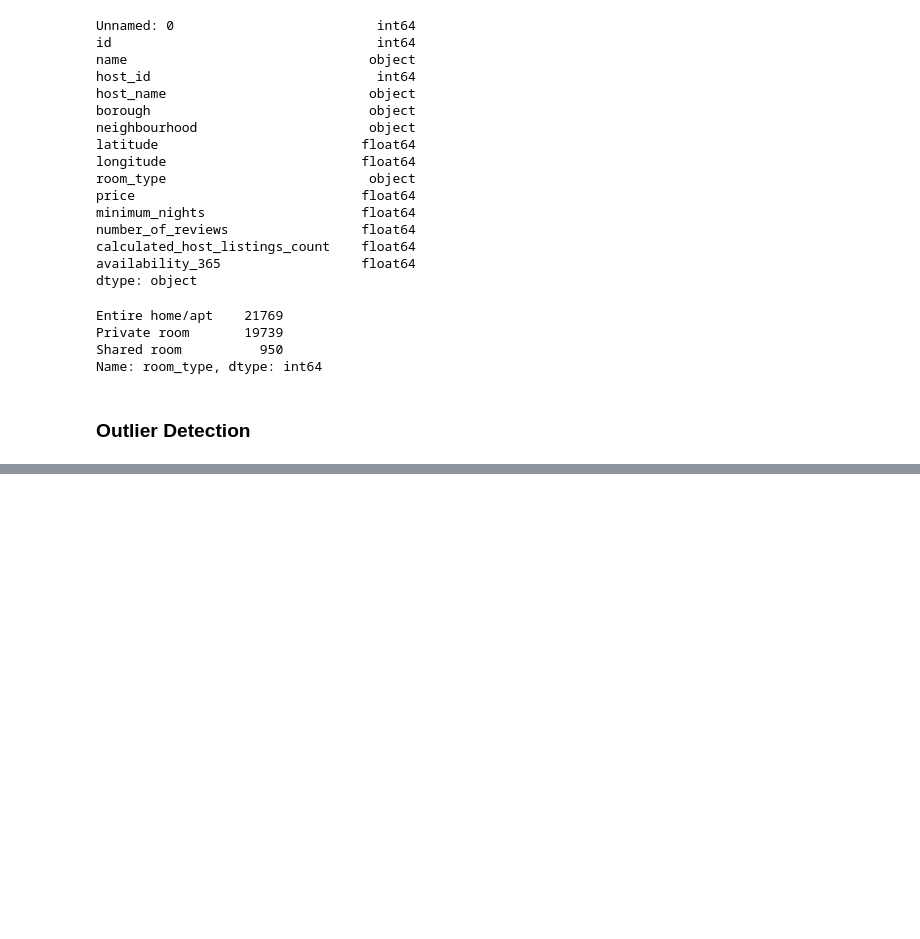
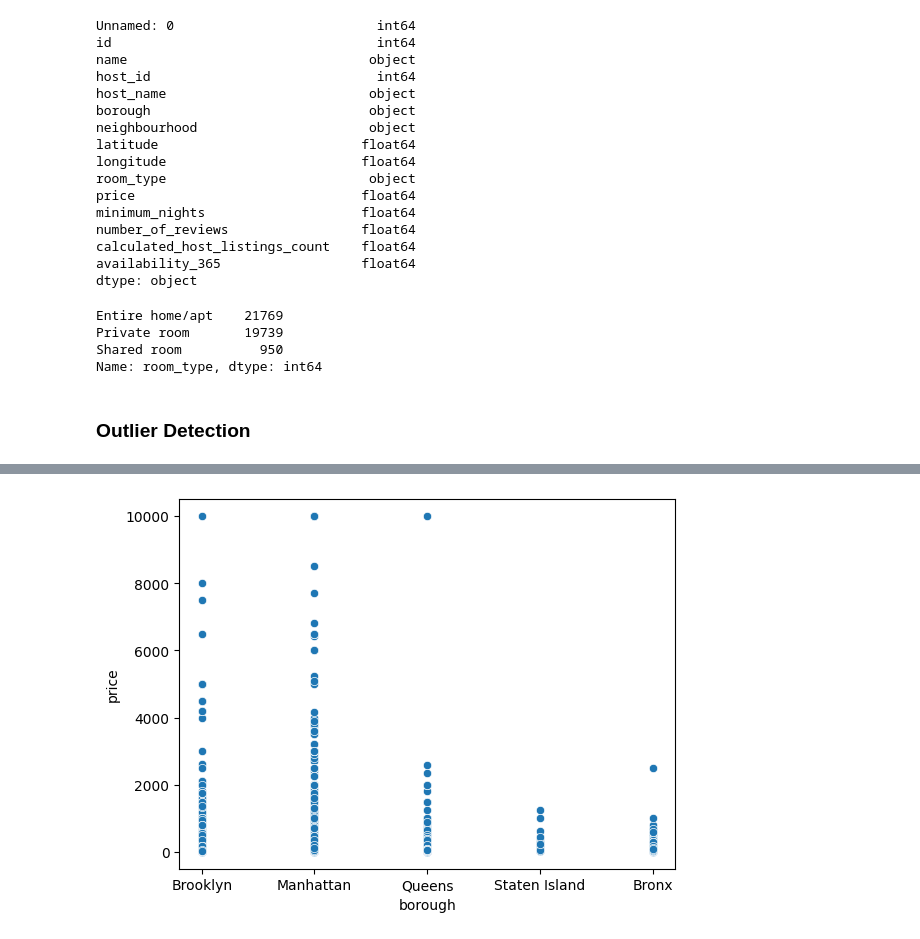
Before and after one commit to ussahil/Hospitality, a Jupyter notebook: hospitality.ipynb, the cells around one changed output, grey strips where cells are left out. Cells and saved outputs as stored; diff of their text form; code cells hidden in the pictures; blank space fills up the shorter version.

Commit message:
EDA analysis done

```diff
--- a/hospitality.ipynb
+++ b/hospitality.ipynb
@@ -480,0 +507,6 @@ Name: room_type, dtype: int64
+# %%
+# chart to analysis the relation between neighbourhood, and price
+sns.scatterplot(data=df_nfc,x=df_nfc['borough'],y=df_nfc['price'])
+plt.show()
+# %% [output]
+[figure, added]
```
Also changed, not shown: parts of 19 cells of this notebook.
